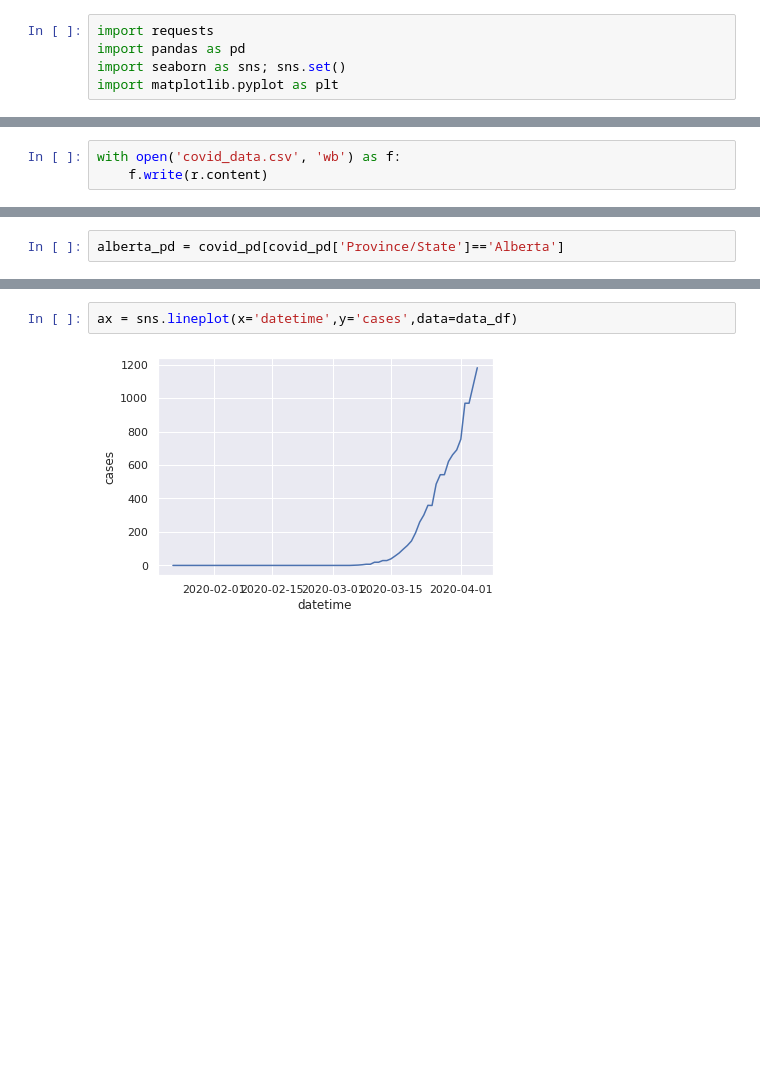
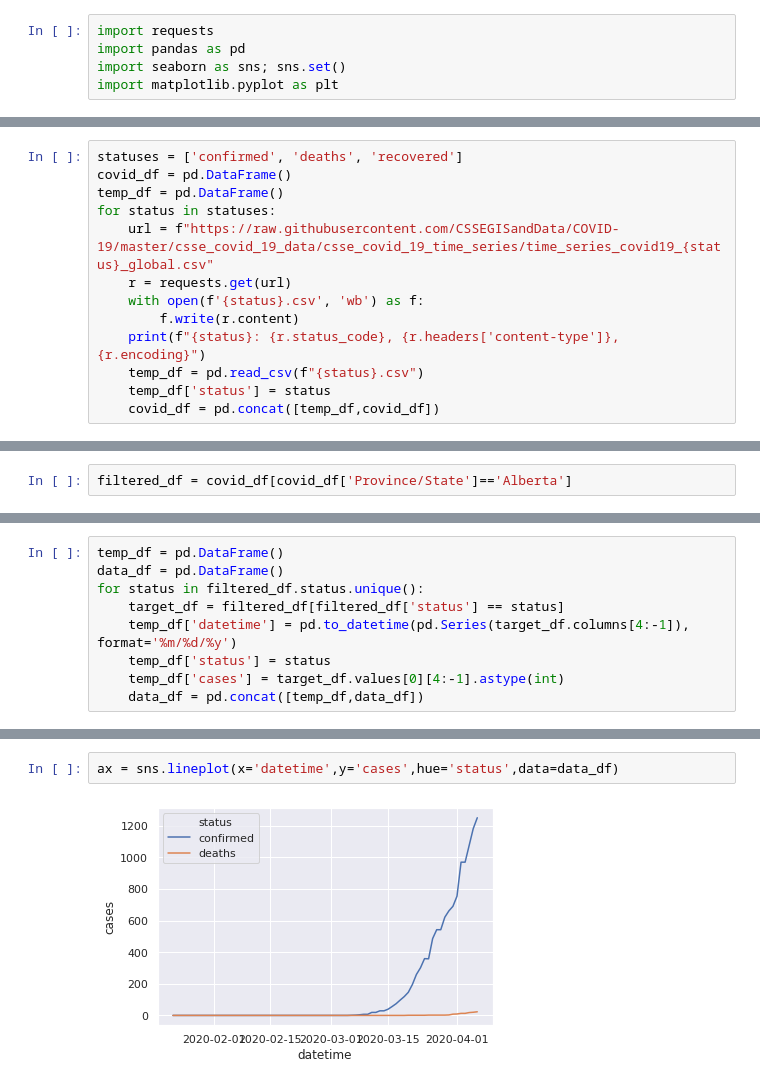
Before and after one commit to crblackw/covid, a Jupyter notebook: covid_notebook.ipynb, the cells around one changed output, grey strips where cells are left out. Drawn from its saved outputs; the diff is of its cells as text; blank space fills up the shorter version.

Commit message:
Parse and plot confirmed, deaths and recovered

```diff
--- a/covid_notebook.ipynb
+++ b/covid_notebook.ipynb
@@ -9,3 +5,0 @@ r = requests.get(url)
-# %%
-with open('covid_data.csv', 'wb') as f:
-    f.write(r.content)
@@ -21,0 +6,13 @@ covid_pd = pd.read_csv('covid_data.csv')
+# %%
+statuses = ['confirmed', 'deaths', 'recovered']
+covid_df = pd.DataFrame()
+temp_df = pd.DataFrame()
+for status in statuses:
+    url = f"https://raw.githubusercontent.com/CSSEGISandData/COVID-19/master/csse_covid_19_data/csse_covid_19_time_series/time_series_covid19_{status}_global.csv"
+    r = requests.get(url)
+    with open(f'{status}.csv', 'wb') as f:
+        f.write(r.content)
+    print(f"{status}: {r.status_code}, {r.headers['content-type']}, {r.encoding}")
+    temp_df = pd.read_csv(f"{status}.csv")
+    temp_df['status'] = status
+    covid_df = pd.concat([temp_df,covid_df])
@@ -32,3 +33,3 @@ covid_pd.head()
 # %%
-alberta_pd = covid_pd[covid_pd['Province/State']=='Alberta']
+filtered_df = covid_df[covid_df['Province/State']=='Alberta']
 # %%
@@ -44,3 +42,12 @@ data_df['cases'] = pd.Series(alberta_pd.loc[35,:])[4:].reset_index(drop=True).as
+# %%
+temp_df = pd.DataFrame()
+data_df = pd.DataFrame()
+for status in filtered_df.status.unique():
+    target_df = filtered_df[filtered_df['status'] == status]
+    temp_df['datetime'] = pd.to_datetime(pd.Series(target_df.columns[4:-1]), format='%m/%d/%y')
+    temp_df['status'] = status
+    temp_df['cases'] = target_df.values[0][4:-1].astype(int)
+    data_df = pd.concat([temp_df,data_df])
 # %%
 data_df.info()
 data_df.head()
@@ -63,4 +71,4 @@ memory usage: 1.3 KB
 # %%
-ax = sns.lineplot(x='datetime',y='cases',data=data_df)
+ax = sns.lineplot(x='datetime',y='cases',hue='status',data=data_df)
 # %% [output]
-[figure, old version]
+[figure, new version]
```
Also changed, not shown: parts of 8 cells of this notebook, 6 other files.
